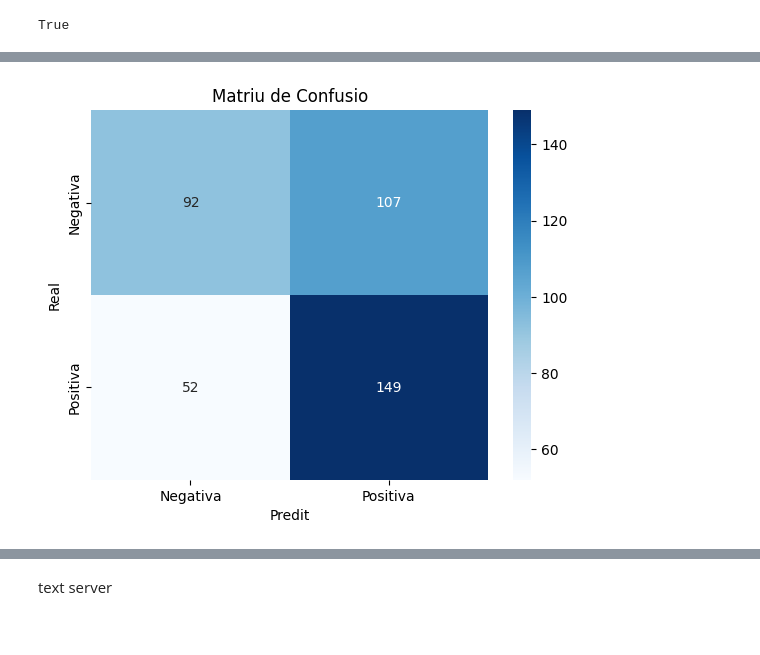
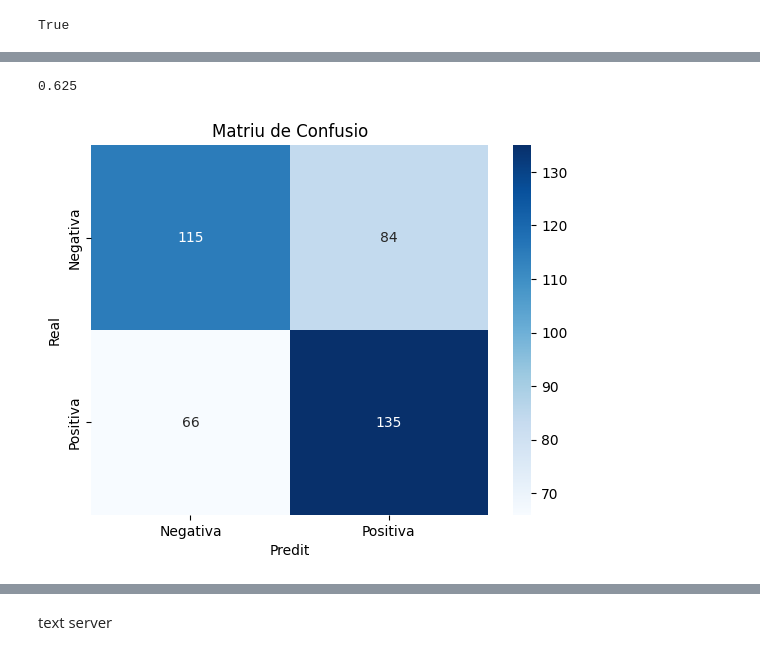
Before and after one commit to polmf/Detecci-d-opinions, a Jupyter notebook: prova.ipynb, the cells around one changed output, grey strips where cells are left out. Saved outputs shown, nothing was run; the diff lists cells and outputs as text; code cells hidden in the pictures.

```diff
--- a/prova.ipynb
+++ b/prova.ipynb
@@ -195,3 +232,26 @@ X_train, X_test, y_train, y_test = train_test_split(reviews, labels, test_size=0
+# %%
+def keep_specific_pos(review):
+    # Tokenizar el texto en oraciones y palabras
+    sentences = sent_tokenize(review)
+    tokenized_sentences = [word_tokenize(sentence) for sentence in sentences]
+
+    # Mantener palabras específicas por categoría gramatical
+    filtered_sentences = []
+    for sentence in tokenized_sentences:
+        tagged_words = nltk.pos_tag(sentence)
+        filtered_sentence = [word for word, pos in tagged_words if pos.startswith('N') # Sustantivos
+                                                                    or  pos.startswith('JJ') # Adjetivos
+                                                                    #or  pos.startswith('VB') # Verbos
+                                                                    or  pos.startswith('RB') # Adverbios
+                                                                    ]
+        filtered_sentences.append(filtered_sentence)
+
+    # Reconstruir las oraciones filtradas
+    filtered_review = [' '.join(sentence) for sentence in filtered_sentences]
+    return ' '.join(filtered_review)
+
+# Conservar sustantivos, adjetivos, verbos y adverbios de cada revisión
+filtered_reviews2 = [keep_specific_pos(review) for review in X_test]
 # %%
 from nltk.wsd import lesk
 from nltk.tokenize import word_tokenize
@@ -211,6 +271,7 @@ def get_word_sentiment_score_with_lesk(word, context):
     return 0
 
 # Umbral de polaridad
+#threshold = 0.005
 threshold = 0
 
 from sklearn.metrics import confusion_matrix
@@ -222,36 +283,40 @@ real_labels = []
 predicted_labels = []
 
 # Procesar cada opinión
-for opinion in X_test:
+#for opinion in filtered_reviews:
+for opinion in filtered_reviews2:
+#for opinion in X_test:
     # Tokenizar la opinión
     tokens = word_tokenize(opinion)
     total_sentiment_score = 0
     word_count = 0
     for i, token in enumerate(tokens):
         # Obtener el contexto de la palabra (palabras circundantes)
         context = tokens[max(0, i-5):i] + tokens[i+1:min(len(tokens), i+6)]
         # Calcular la puntuación de polaridad de la palabra
         sentiment_score = get_word_sentiment_score_with_lesk(token, context)
         total_sentiment_score += sentiment_score
         word_count += 1
     # Calcular la puntuación de polaridad promedio para la opinión
     if word_count > 0:
         average_sentiment_score = total_sentiment_score / word_count
         # Determinar si la opinión es positiva, negativa o neutra
         if average_sentiment_score >= threshold:
             predicted_labels.append("pos")
         elif average_sentiment_score < threshold:
             predicted_labels.append("neg")
 
 
 # Calcular la matriz de confusión
+print(accuracy_score(y_test, predicted_labels))
 conf_matrix = confusion_matrix(y_test, predicted_labels)
 
 # Visualizar la matriz de confusión
 sns.heatmap(conf_matrix, annot=True, fmt='d', cmap='Blues', xticklabels=["Negativa", "Positiva"], yticklabels=["Negativa", "Positiva"])
 plt.xlabel("Predit")
 plt.ylabel("Real")
 plt.title("Matriu de Confusio")
 plt.show()
 # %% [output]
+0.625
-[figure, old version]
+[figure, new version]
```
Also changed, not shown: parts of 6 cells of this notebook.
